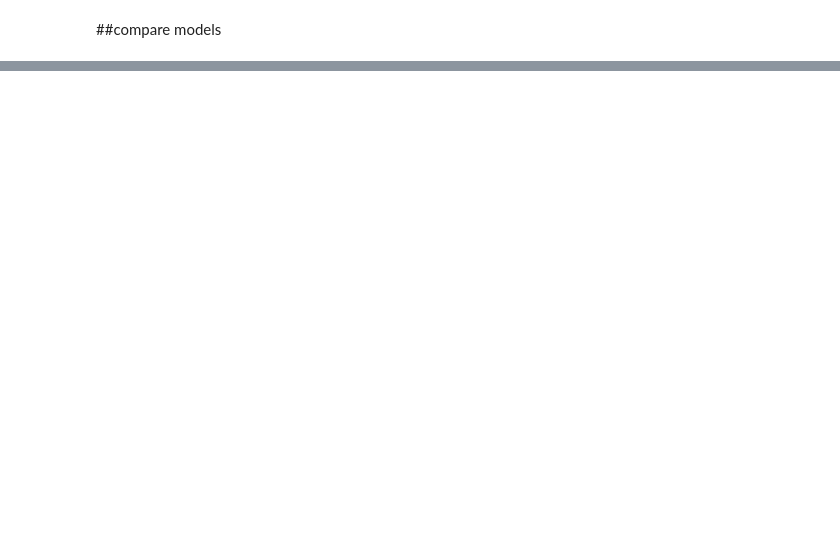
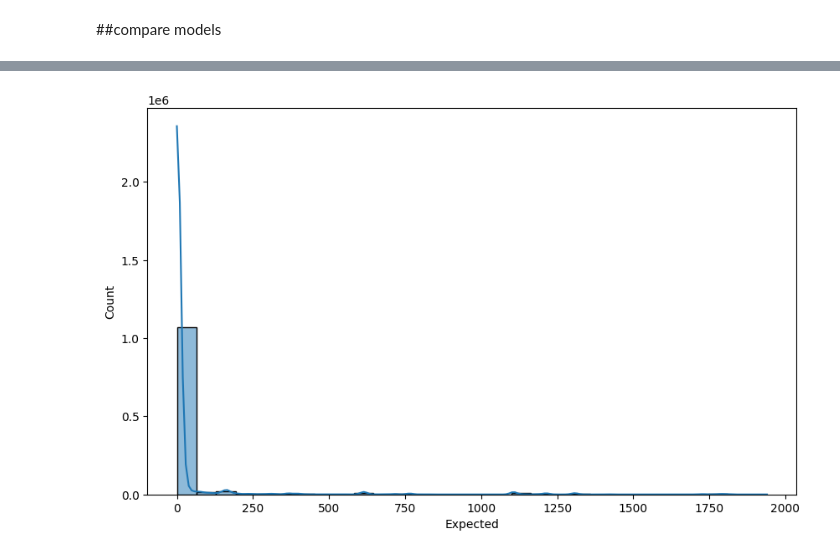
Before and after one commit to MiGuElEsTeBaNUD/How-Much-Did-It-Rain-, a Jupyter notebook: learn-model.ipynb, the cells around one changed output, grey strips where cells are left out. Cells and saved outputs as stored; diff of their text form; code cells hidden in the pictures; blank space fills up the shorter version.

```diff
--- a/learn-model.ipynb
+++ b/learn-model.ipynb
@@ -243,0 +278,6 @@ NN (Keras): [25709.01514511697, 55.91713503547232, 0.17650920152664185] ,Trainin
+# %%
+plt.figure(figsize=(10,6))
+sns.histplot(df_mean['Expected'], bins=30, kde=True)
+plt.show()
+# %% [output]
+[figure, added]
```
Also changed, not shown: parts of 8 cells of this notebook.
